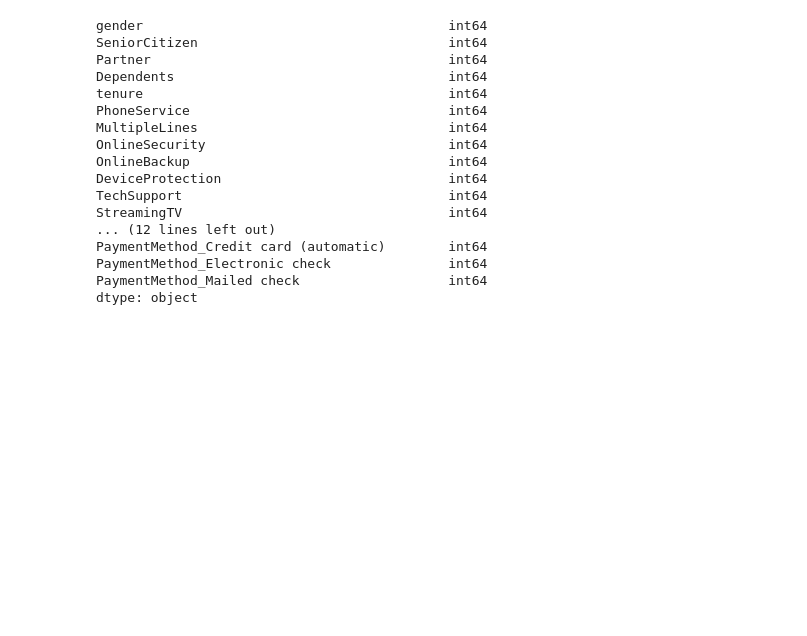
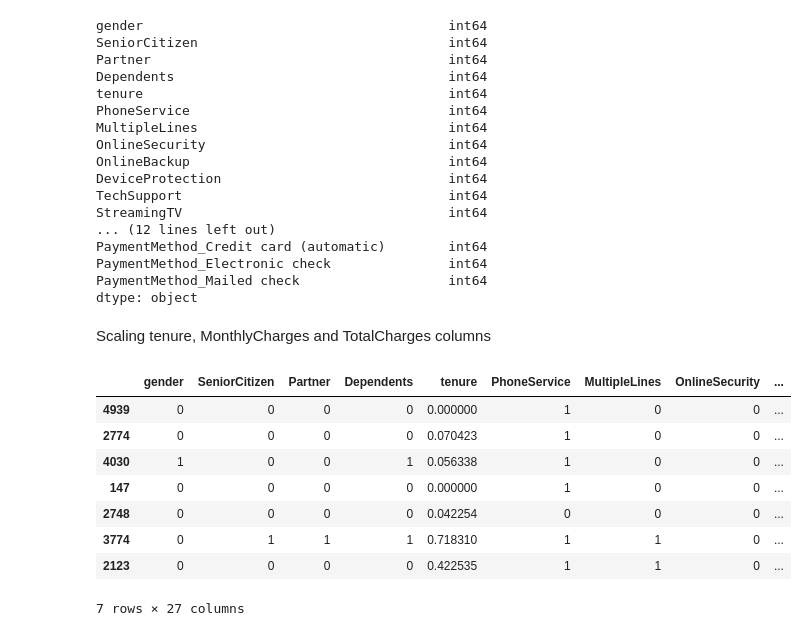
Before and after one commit to MedCoder001/Churn, a Jupyter notebook: Churn.ipynb, the cells around one changed output. Cells and saved outputs as stored; diff of their text form; code cells hidden in the pictures; blank space fills up the shorter version.

```diff
--- a/Churn.ipynb
+++ b/Churn.ipynb
@@ -312,3 +312,24 @@ PaymentMethod_Credit card (automatic)        int64
 PaymentMethod_Electronic check               int64
 PaymentMethod_Mailed check                   int64
 dtype: object
+# %% [markdown]
+Scaling tenure, MonthlyCharges and TotalCharges columns
+# %%
+cols_to_scale = ['tenure', 'MonthlyCharges', 'TotalCharges']
+
+from sklearn.preprocessing import MinMaxScaler
+scaler = MinMaxScaler()
+
+df2[cols_to_scale] = scaler.fit_transform(df2[cols_to_scale])
+# %%
+df2.sample(7)
+# %% [output]
+|  | gender | SeniorCitizen | Partner | Dependents | tenure | PhoneService | MultipleLines | OnlineSecurity | ... |
+| 4939 | 0 | 0 | 0 | 0 | 0.000000 | 1 | 0 | 0 | ... |
+| 2774 | 0 | 0 | 0 | 0 | 0.070423 | 1 | 0 | 0 | ... |
+| 4030 | 1 | 0 | 0 | 1 | 0.056338 | 1 | 0 | 0 | ... |
+| 147 | 0 | 0 | 0 | 0 | 0.000000 | 1 | 0 | 0 | ... |
+| 2748 | 0 | 0 | 0 | 0 | 0.042254 | 0 | 0 | 0 | ... |
+| 3774 | 0 | 1 | 1 | 1 | 0.718310 | 1 | 1 | 0 | ... |
+| 2123 | 0 | 0 | 0 | 0 | 0.422535 | 1 | 1 | 0 | ... |
+7 rows × 27 columns
```
Also changed, not shown: parts of 24 cells of this notebook.
